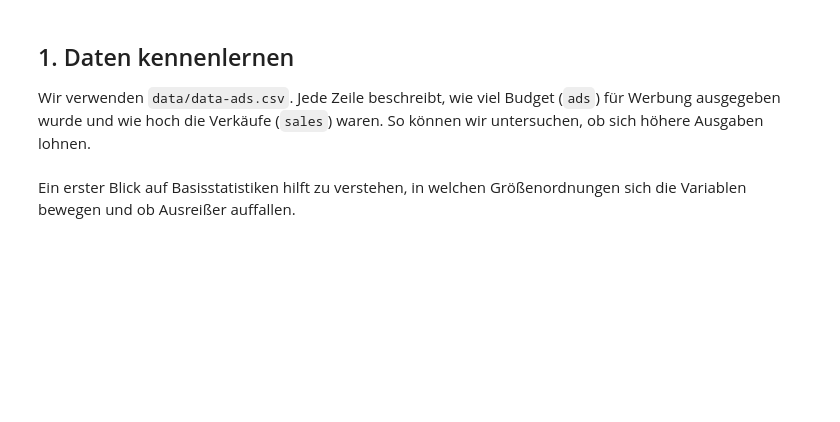
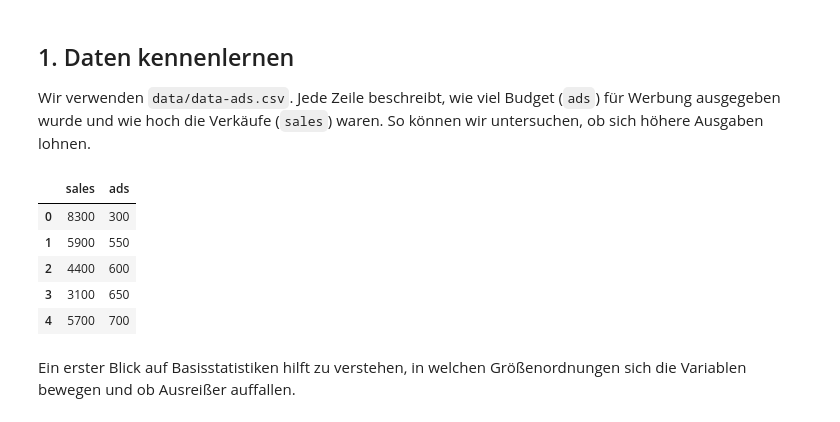
Before and after one commit to kirenz/regression-projekt, a Jupyter notebook: regression_intro.ipynb, the cells around one changed output. Drawn from its saved outputs; the diff is of its cells as text; code cells hidden in the pictures; blank space fills up the shorter version.

```diff
--- a/regression_intro.ipynb
+++ b/regression_intro.ipynb
@@ -24,8 +24,15 @@ from sklearn.metrics import mean_squared_error, r2_score
 Wir verwenden `data/data-ads.csv`. Jede Zeile beschreibt, wie viel Budget (`ads`) für Werbung ausgegeben wurde und wie hoch die Verkäufe (`sales`) waren. So können wir untersuchen, ob sich höhere Ausgaben lohnen.
 # %%
 
-df = pd.read_csv("data/data-ads.csv")
+df = pd.read_csv("data/data-ads-2.csv")
 df.head()
+# %% [output]
+|  | sales | ads |
+| 0 | 8300 | 300 |
+| 1 | 5900 | 550 |
+| 2 | 4400 | 600 |
+| 3 | 3100 | 650 |
+| 4 | 5700 | 700 |
 # %% [markdown]
 
 Ein erster Blick auf Basisstatistiken hilft zu verstehen, in welchen Größenordnungen sich die Variablen bewegen und ob Ausreißer auffallen.
```
Also changed, not shown: parts of 8 cells of this notebook, 3 other files.
